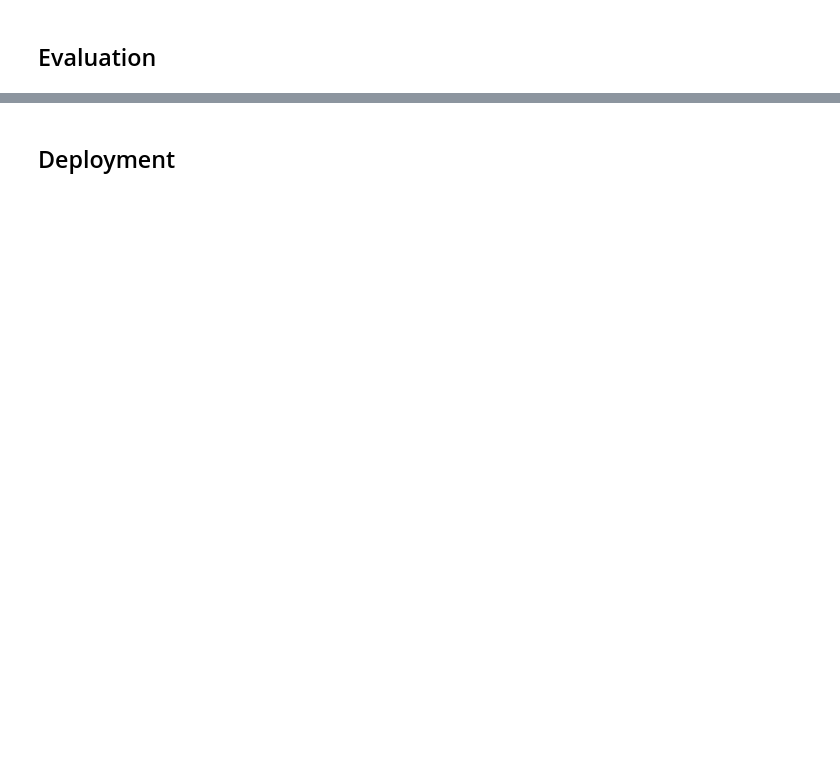
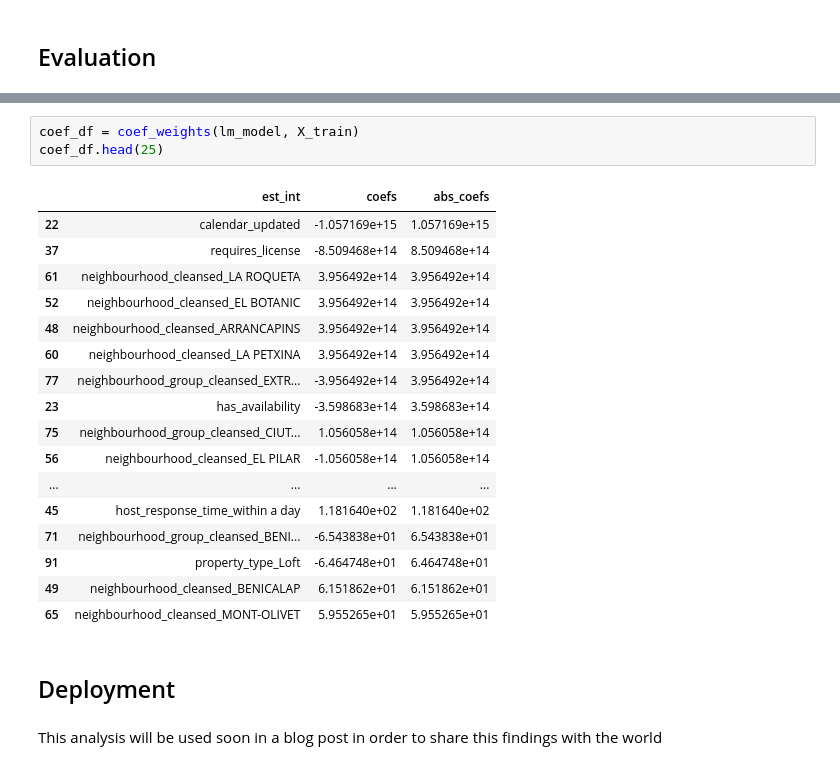
Before and after one commit to eduardoburgoa/airbnb-valencia, a Jupyter notebook: airbnb_valencia_analysis.ipynb, the cells around one changed output, grey strips where cells are left out. Saved outputs shown, nothing was run; the diff lists cells and outputs as text; blank space fills up the shorter version.

```diff
--- a/airbnb_valencia_analysis.ipynb
+++ b/airbnb_valencia_analysis.ipynb
@@ -232,2 +263,25 @@ y_test_preds = lm_model.predict(X_test)
+# %%
+coef_df = coef_weights(lm_model, X_train)
+coef_df.head(25)
+# %% [output]
+|  | est_int | coefs | abs_coefs |
+| 22 | calendar_updated | -1.057169e+15 | 1.057169e+15 |
+| 37 | requires_license | -8.509468e+14 | 8.509468e+14 |
+| 61 | neighbourhood_cleansed_LA ROQUETA | 3.956492e+14 | 3.956492e+14 |
+| 52 | neighbourhood_cleansed_EL BOTANIC | 3.956492e+14 | 3.956492e+14 |
+| 48 | neighbourhood_cleansed_ARRANCAPINS | 3.956492e+14 | 3.956492e+14 |
+| 60 | neighbourhood_cleansed_LA PETXINA | 3.956492e+14 | 3.956492e+14 |
+| 77 | neighbourhood_group_cleansed_EXTR... | -3.956492e+14 | 3.956492e+14 |
+| 23 | has_availability | -3.598683e+14 | 3.598683e+14 |
+| 75 | neighbourhood_group_cleansed_CIUT... | 1.056058e+14 | 1.056058e+14 |
+| 56 | neighbourhood_cleansed_EL PILAR | -1.056058e+14 | 1.056058e+14 |
+| ... | ... | ... | ... |
+| 45 | host_response_time_within a day | 1.181640e+02 | 1.181640e+02 |
+| 71 | neighbourhood_group_cleansed_BENI... | -6.543838e+01 | 6.543838e+01 |
+| 91 | property_type_Loft | -6.464748e+01 | 6.464748e+01 |
+| 49 | neighbourhood_cleansed_BENICALAP | 6.151862e+01 | 6.151862e+01 |
+| 65 | neighbourhood_cleansed_MONT-OLIVET | 5.955265e+01 | 5.955265e+01 |
 # %% [markdown]
 ## Deployment
+# %% [markdown]
+This analysis will be used soon in a blog post in order to share this findings with the world
```
Also changed, not shown: parts of 22 cells of this notebook, 1 other file.
